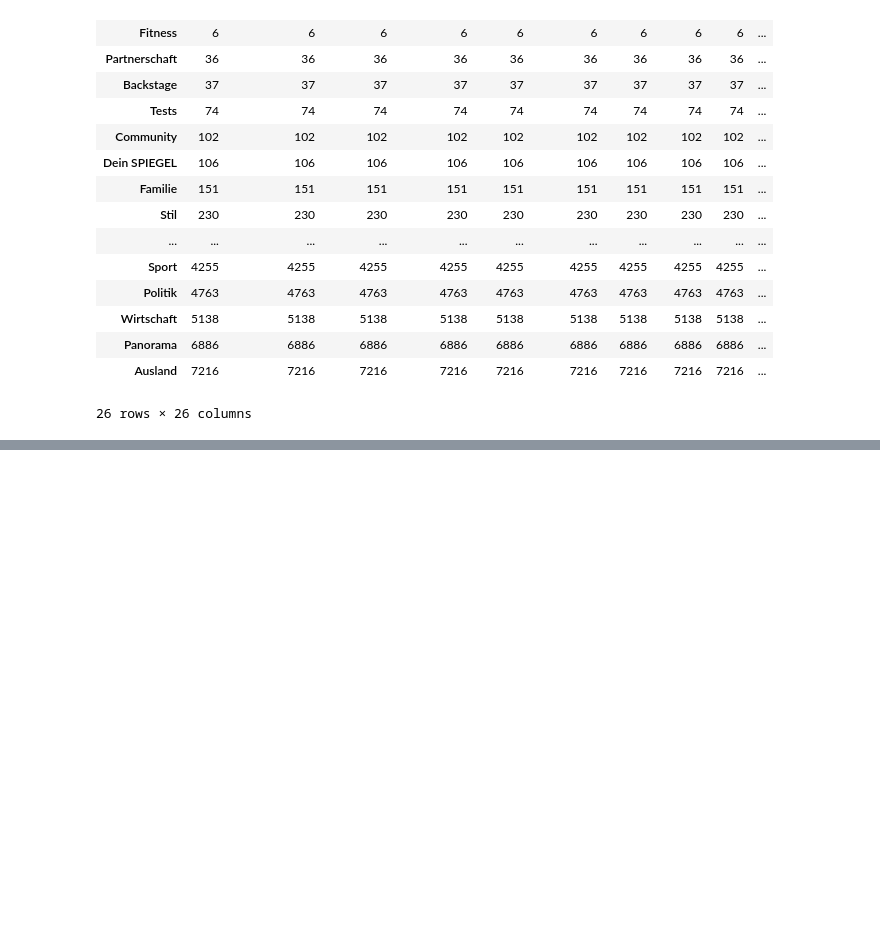
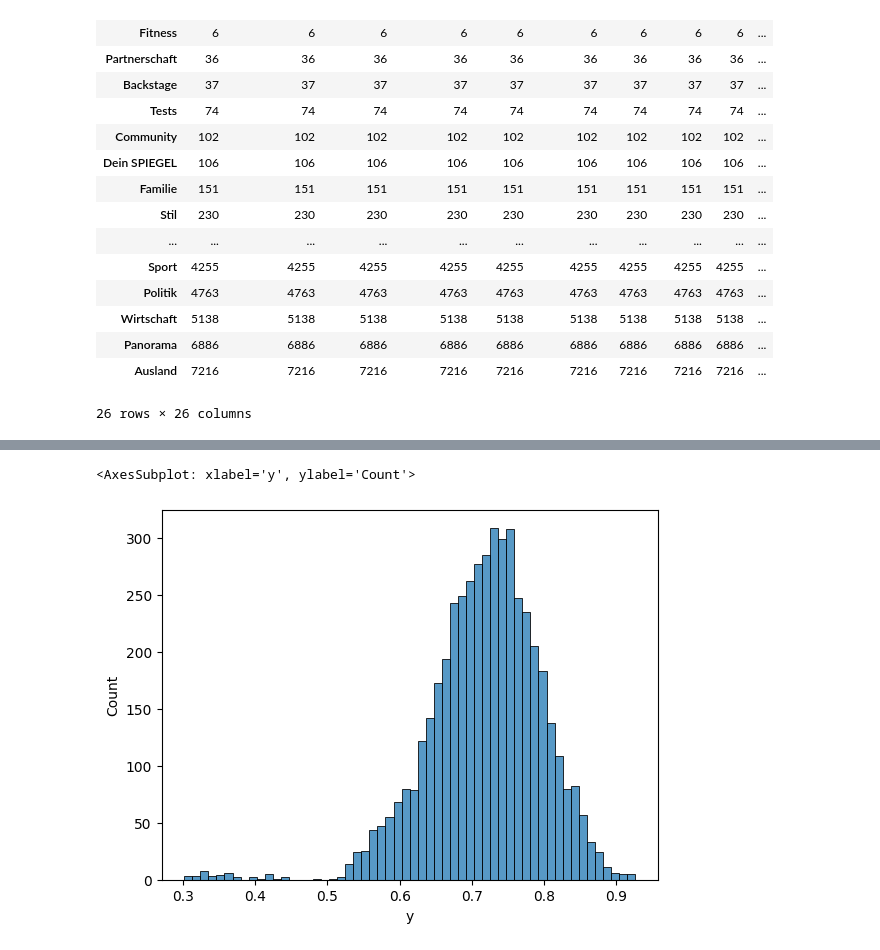
Before and after one commit to horychtom/predicting-users, a Jupyter notebook: notebooks/dataset_versions.ipynb, the cells around one changed output, grey strips where cells are left out. Drawn from its saved outputs; the diff is of its cells as text; code cells hidden in the pictures; blank space fills up the shorter version.

```diff
--- a/notebooks/dataset_versions.ipynb
+++ b/notebooks/dataset_versions.ipynb
@@ -71,0 +57,5 @@ d[d.channel.isin(['Ausland','Panorama','Politik'])]
+# %%
+df = d[d.channel.isin(['Politik'])]
+# %%
+df['month'] = df.publish_date_cest.apply(lambda x: str(x)[5:7])
+df['day'] = df.publish_date_cest.apply(lambda x: str(x)[:10])
@@ -71,0 +73,5 @@ d[d.channel.isin(['Ausland','Panorama','Politik'])]
+# %%
+sns.histplot(df.y)
+# %% [output]
+<AxesSubplot: xlabel='y', ylabel='Count'>
+[figure, added]
```
Also changed, not shown: parts of 43 cells of this notebook, 1 other file.
